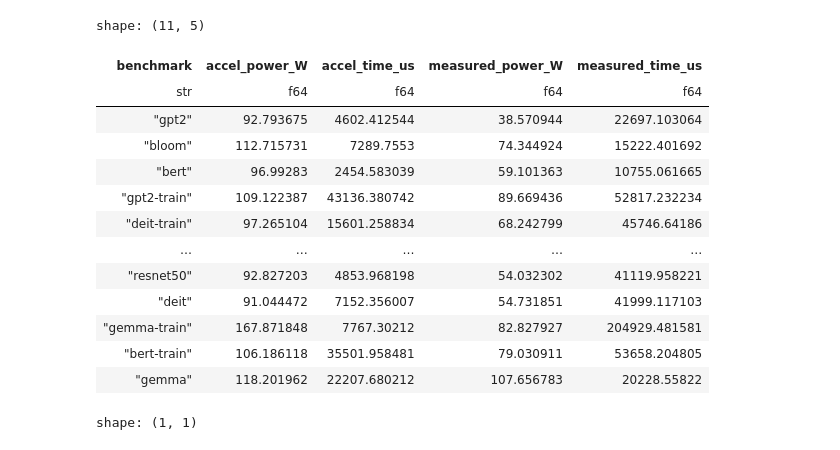
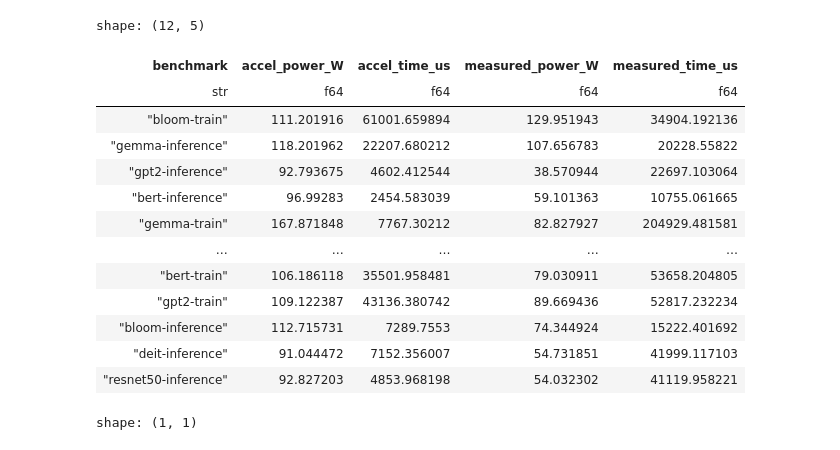
Before and after one commit to ice-rlab/accel-sim-framework-fork, a Jupyter notebook: hta2.ipynb, the cells around one changed output. Cells and saved outputs as stored; diff of their text form; code cells hidden in the pictures.

```diff
--- a/hta2.ipynb
+++ b/hta2.ipynb
@@ -129,7 +262,13 @@ df = (
 )
 # %%
 measure_df = (
-    df.group_by("benchmark")
+    df.with_columns(
+        pl.when(pl.col("benchmark").str.contains("-train"))
+        .then(pl.col("benchmark"))
+        .otherwise(pl.col("benchmark") + "-inference")
+        .alias("benchmark")
+    )
+    .group_by("benchmark")
     .agg(
         power_w=(
             pl.col("total_energy_millijoules").max() - pl.col("total_energy_millijoules").min()
@@ -142,27 +281,35 @@ measure_df = (
 # %%
 comp_df = (
     accel_df.rename({"power_w": "accel_power_W"})
     .with_columns(
-        (pl.col("cycles") / 1132).alias("accel_time_us")
-    ).drop("cycles")
-    .join(measure_df.rename({"power_w": "measured_power_W", "time_us": "measured_time_us"}), on="benchmark")
+        (pl.col("cycles") / 1132).alias("accel_time_us"),
+        pl.when(pl.col("benchmark").str.contains("-train"))
+        .then(pl.col("benchmark"))
+        .otherwise(pl.col("benchmark") + "-inference")
+        .alias("benchmark")
+    )
+    .drop("cycles")
+    .join(
+        measure_df.rename({"power_w": "measured_power_W", "time_us": "measured_time_us"}),
+        on="benchmark"
+    )
 )
 comp_df
 # %% [output]
-shape: (11, 5)
+shape: (12, 5)
 | benchmark | accel_power_W | accel_time_us | measured_power_W | measured_time_us |
 | str | f64 | f64 | f64 | f64 |
-| "gpt2" | 92.793675 | 4602.412544 | 38.570944 | 22697.103064 |
-| "bloom" | 112.715731 | 7289.7553 | 74.344924 | 15222.401692 |
-| "bert" | 96.99283 | 2454.583039 | 59.101363 | 10755.061665 |
+| "bloom-train" | 111.201916 | 61001.659894 | 129.951943 | 34904.192136 |
+| "gemma-inference" | 118.201962 | 22207.680212 | 107.656783 | 20228.55822 |
+| "gpt2-inference" | 92.793675 | 4602.412544 | 38.570944 | 22697.103064 |
+| "bert-inference" | 96.99283 | 2454.583039 | 59.101363 | 10755.061665 |
+| "gemma-train" | 167.871848 | 7767.30212 | 82.827927 | 204929.481581 |
+| … | … | … | … | … |
+| "bert-train" | 106.186118 | 35501.958481 | 79.030911 | 53658.204805 |
 | "gpt2-train" | 109.122387 | 43136.380742 | 89.669436 | 52817.232234 |
-| "deit-train" | 97.265104 | 15601.258834 | 68.242799 | 45746.64186 |
-| … | … | … | … | … |
-| "resnet50" | 92.827203 | 4853.968198 | 54.032302 | 41119.958221 |
-| "deit" | 91.044472 | 7152.356007 | 54.731851 | 41999.117103 |
-| "gemma-train" | 167.871848 | 7767.30212 | 82.827927 | 204929.481581 |
-| "bert-train" | 106.186118 | 35501.958481 | 79.030911 | 53658.204805 |
-| "gemma" | 118.201962 | 22207.680212 | 107.656783 | 20228.55822 |
+| "bloom-inference" | 112.715731 | 7289.7553 | 74.344924 | 15222.401692 |
+| "deit-inference" | 91.044472 | 7152.356007 | 54.731851 | 41999.117103 |
+| "resnet50-inference" | 92.827203 | 4853.968198 | 54.032302 | 41119.958221 |
 # %%
 kineto_df = pl.read_json("/proj/threadtune-PG0/amir/kineto_traces/bert-train/device.0.json").select(pl.col("traceEvents").explode().struct.unnest())
 kineto_df.filter(pl.col("cat") == "Trace").select("dur") - kineto_df.filter(pl.col("cat") == "kernel").select("dur").sum()
```
Also changed, not shown: parts of 17 cells of this notebook, 5 other files.
